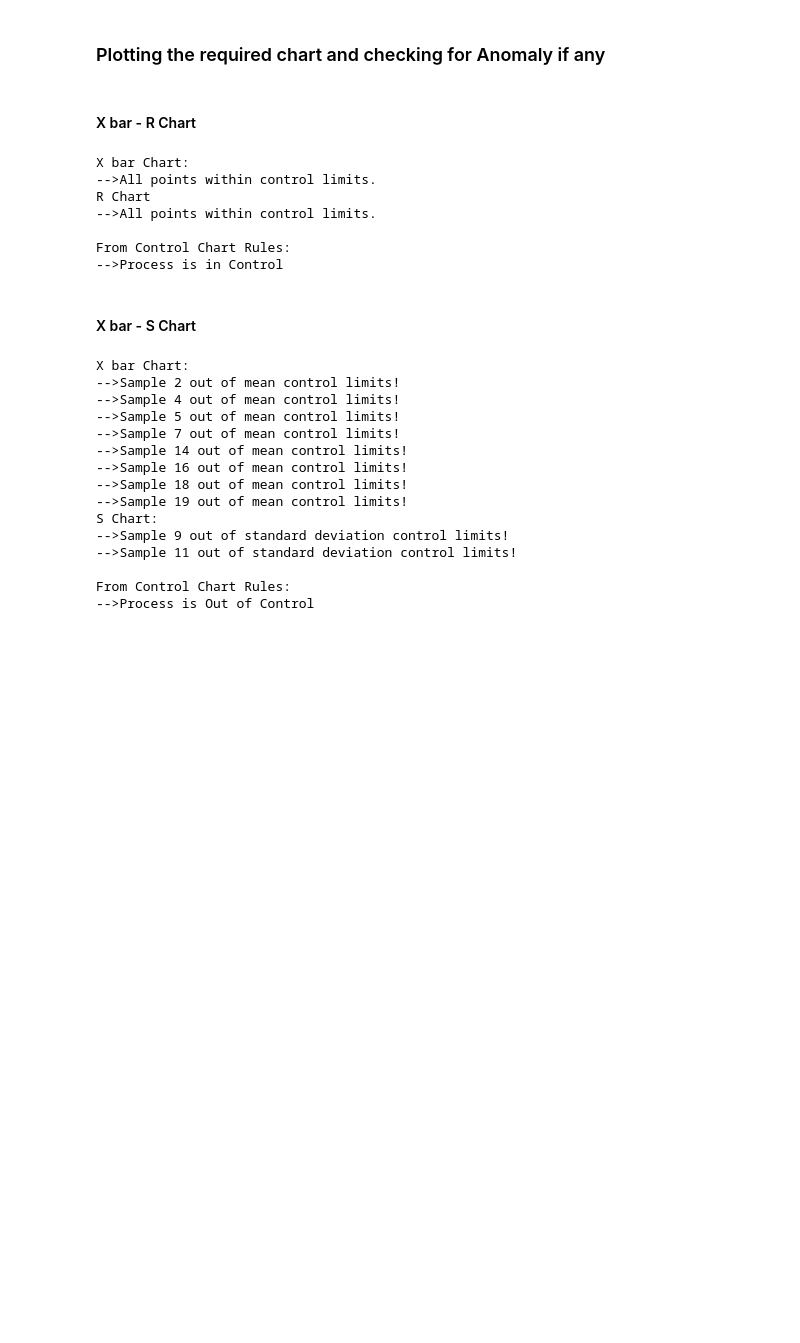
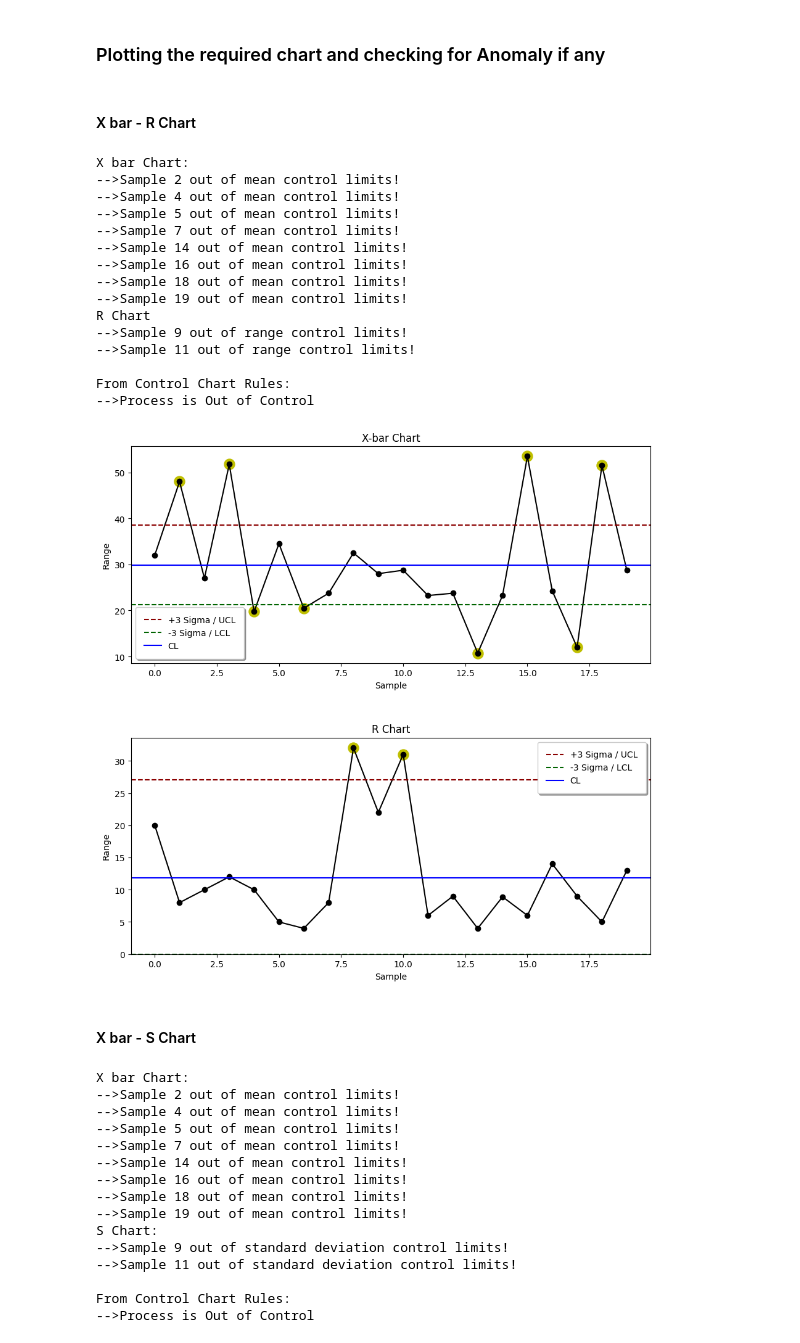
Before and after one commit to DevilsSnare/MLforControlCharts, a Jupyter notebook: main.ipynb, the cells around one changed output. Saved outputs shown, nothing was run; the diff lists cells and outputs as text; code cells hidden in the pictures; blank space fills up the shorter version.

```diff
--- a/main.ipynb
+++ b/main.ipynb
@@ -107,54 +107,83 @@ axs[1].legend(fancybox=True, framealpha=1, shadow=True,frameon=True, borderpad=1
 fig.tight_layout(pad=4)
 
 print("X bar Chart:")
+main_arr = axs[0].lines[0].get_data()
+main_arr_df = pd.DataFrame()
+main_arr_df['x']=main_arr[0]
+main_arr_df['y']=main_arr[1]
+scatter_arr_y = []
+scatter_arr_x = []
 i = 0
 control = True
 for group in x_bar:
     if group > statistics.mean(x_bar)+A2*statistics.mean(r) or group < statistics.mean(x_bar)-A2*statistics.mean(r):
         print('-->Sample', i+1, 'out of mean control limits!')
+        scatter_arr_y.append(main_arr_df.iloc[i][1])
+        scatter_arr_x.append(main_arr_df.iloc[i][0])
         control = False
     i += 1
 if control == True:
     print('-->All points within control limits.')
 
+axs[0].scatter(scatter_arr_x, scatter_arr_y, marker='o', color='y', s=150)
+
 print("R Chart")
+main_arr = axs[1].lines[0].get_data()
+main_arr_df = pd.DataFrame()
+main_arr_df['x']=main_arr[0]
+main_arr_df['y']=main_arr[1]
+scatter_arr_y = []
+scatter_arr_x = []
 i = 0
 control = True
 for group in r:
     if group > D4*statistics.mean(r):
         print('-->Sample', i+1, 'out of range control limits!')
+        scatter_arr_y.append(main_arr_df.iloc[i][1])
+        scatter_arr_x.append(main_arr_df.iloc[i][0])
         control = False
     i += 1
 if control == True:
     print('-->All points within control limits.')
+
+axs[1].scatter(scatter_arr_x, scatter_arr_y, marker='o', color='y', s=150)
 
 
 length_before=len(x)+1
 x=x.flatten()
 sample_group = np.repeat(range(1,length_before),sample_size)
 df = pd.DataFrame({'data':x, 'sample_group':sample_group})
 df_grouped = df.groupby('sample_group').mean()
 df_grouped.columns = ['x_bar']
 df_max = df.groupby('sample_group').max()
 df_min = df.groupby('sample_group').min()
 df_grouped['R'] = df_max['data'] - df_min['data']
 df_grouped['x_bar_bar'] = statistics.mean(df_grouped['x_bar'])
 df_grouped['UCL'] = statistics.mean(df_grouped['x_bar'])+(A2*statistics.mean(df_grouped['R']))
 df_grouped['+2s'] = (df_grouped['UCL']-df_grouped['x_bar_bar'])/3*2+df_grouped['x_bar_bar']
 df_grouped['+1s'] = (df_grouped['UCL']-df_grouped['x_bar_bar'])/3*1+df_grouped['x_bar_bar']
 df_grouped['-1s'] = df_grouped['x_bar_bar']-(df_grouped['UCL']-df_grouped['x_bar_bar'])/3*1
 df_grouped['-2s'] = df_grouped['x_bar_bar']- (df_grouped['UCL']-df_grouped['x_bar_bar'])/3*2
 df_grouped['LCL'] = statistics.mean(df_grouped['x_bar'])-(A2*statistics.mean(df_grouped['R']))
 print("\nFrom Control Chart Rules:")
 anomalyDetection(df_grouped)
 # %% [output]
 X bar Chart:
--->All points within control limits.
+-->Sample 2 out of mean control limits!
+-->Sample 4 out of mean control limits!
+-->Sample 5 out of mean control limits!
+-->Sample 7 out of mean control limits!
+-->Sample 14 out of mean control limits!
+-->Sample 16 out of mean control limits!
+-->Sample 18 out of mean control limits!
+-->Sample 19 out of mean control limits!
 R Chart
--->All points within control limits.
+-->Sample 9 out of range control limits!
+-->Sample 11 out of range control limits!
 
 From Control Chart Rules:
--->Process is in Control
+-->Process is Out of Control
+[figure, added]
 # %% [markdown]
 #### X bar - S Chart
 # %%
```
Also changed, not shown: parts of 3 cells of this notebook, 3 other files.
